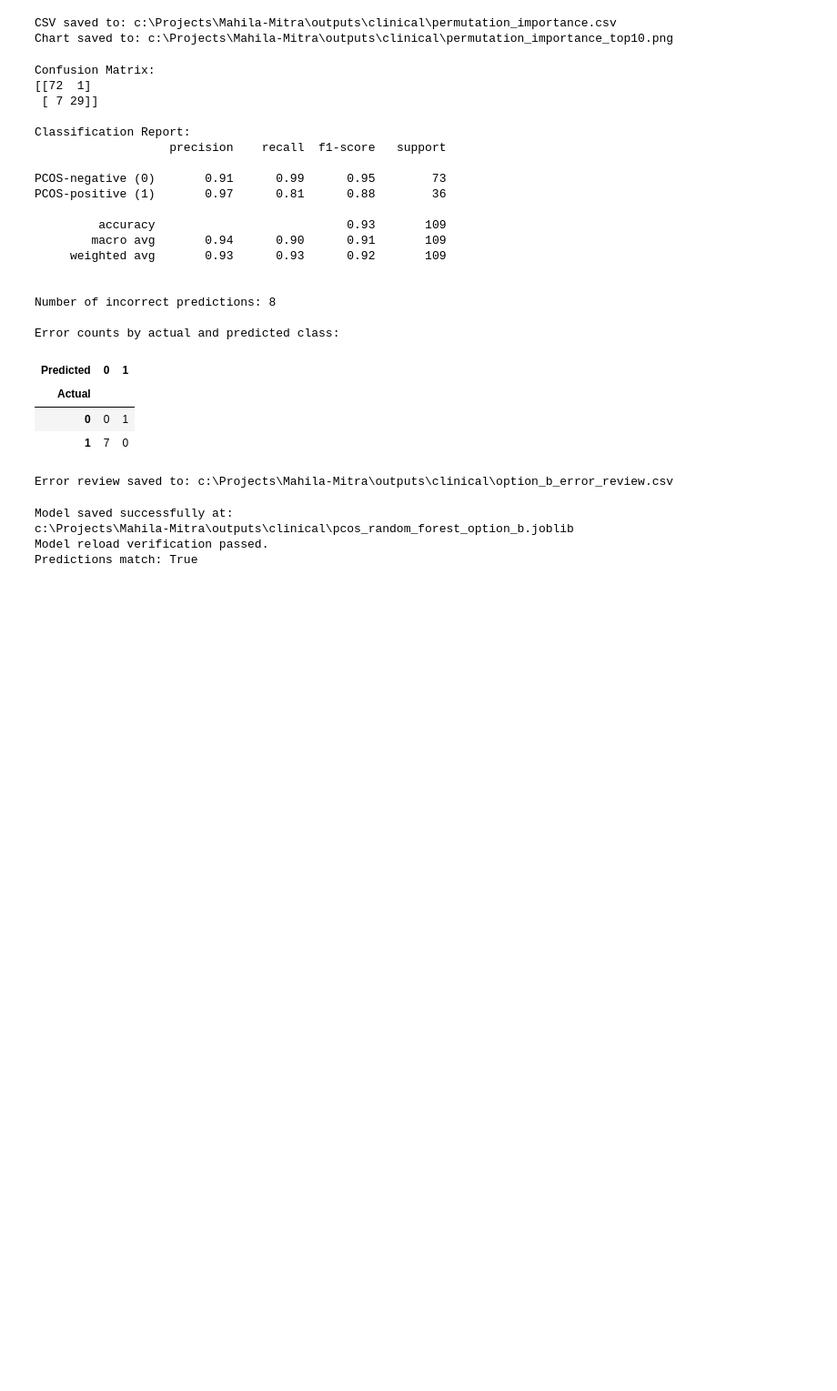
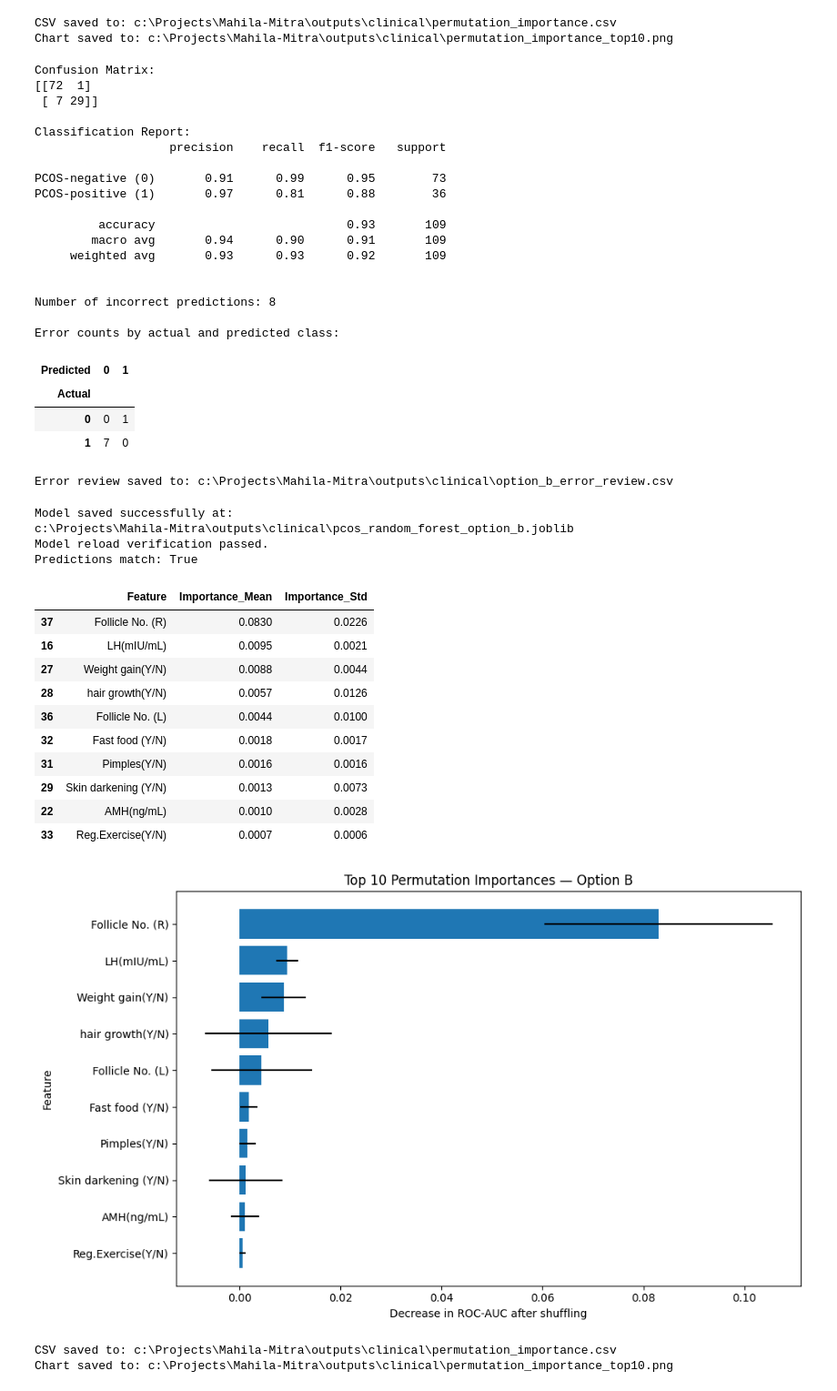
Before and after one commit to Anshitayadav31/Mahila-Mitra, a Jupyter notebook: notebooks/clinical_eda.ipynb, the cells around one changed output. Shown at 91% size. Cells and saved outputs as stored; diff of their text form; code cells hidden in the pictures; blank space fills up the shorter version.

Commit message:
Add permutation importance analysis

```diff
--- a/notebooks/clinical_eda.ipynb
+++ b/notebooks/clinical_eda.ipynb
@@ -1638,3 +1638,69 @@ Model saved successfully at:
 c:\Projects\Mahila-Mitra\outputs\clinical\pcos_random_forest_option_b.joblib
 Model reload verification passed.
 Predictions match: True
+# %%
+
+# Step 29: Permutation importance for Option B
+
+import pandas as pd
+import matplotlib.pyplot as plt
+from sklearn.inspection import permutation_importance
+
+perm_result = permutation_importance(
+    pipeline_all,
+    X_test_all,
+    y_test,
+    scoring="roc_auc",
+    n_repeats=10,
+    random_state=42,
+    n_jobs=-1
+)
+
+permutation_df = pd.DataFrame({
+    "Feature": X_test_all.columns,
+    "Importance_Mean": perm_result.importances_mean,
+    "Importance_Std": perm_result.importances_std
+}).sort_values("Importance_Mean", ascending=False)
+
+# Display the top 10 features
+display(permutation_df.head(10).round(4))
+
+# Save the full results
+permutation_path = OUTPUT_DIR / "permutation_importance.csv"
+permutation_df.to_csv(permutation_path, index=False)
+
+# Plot the top 10
+top_perm = permutation_df.head(10).sort_values("Importance_Mean")
+
+plt.figure(figsize=(10, 6))
+plt.barh(
+    top_perm["Feature"],
+    top_perm["Importance_Mean"],
+    xerr=top_perm["Importance_Std"]
+)
+plt.xlabel("Decrease in ROC-AUC after shuffling")
+plt.ylabel("Feature")
+plt.title("Top 10 Permutation Importances — Option B")
+plt.tight_layout()
+
+plot_path = OUTPUT_DIR / "permutation_importance_top10.png"
+plt.savefig(plot_path, dpi=300, bbox_inches="tight")
+plt.show()
+
+print("CSV saved to:", permutation_path)
+print("Chart saved to:", plot_path)
+# %% [output]
+|  | Feature | Importance_Mean | Importance_Std |
+| 37 | Follicle No. (R) | 0.0830 | 0.0226 |
+| 16 | LH(mIU/mL) | 0.0095 | 0.0021 |
+| 27 | Weight gain(Y/N) | 0.0088 | 0.0044 |
+| 28 | hair growth(Y/N) | 0.0057 | 0.0126 |
+| 36 | Follicle No. (L) | 0.0044 | 0.0100 |
+| 32 | Fast food (Y/N) | 0.0018 | 0.0017 |
+| 31 | Pimples(Y/N) | 0.0016 | 0.0016 |
+| 29 | Skin darkening (Y/N) | 0.0013 | 0.0073 |
+| 22 | AMH(ng/mL) | 0.0010 | 0.0028 |
+| 33 | Reg.Exercise(Y/N) | 0.0007 | 0.0006 |
+[figure, added]
+CSV saved to: c:\Projects\Mahila-Mitra\outputs\clinical\permutation_importance.csv
+Chart saved to: c:\Projects\Mahila-Mitra\outputs\clinical\permutation_importance_top10.png
```
Also changed, not shown: 1 other file.
